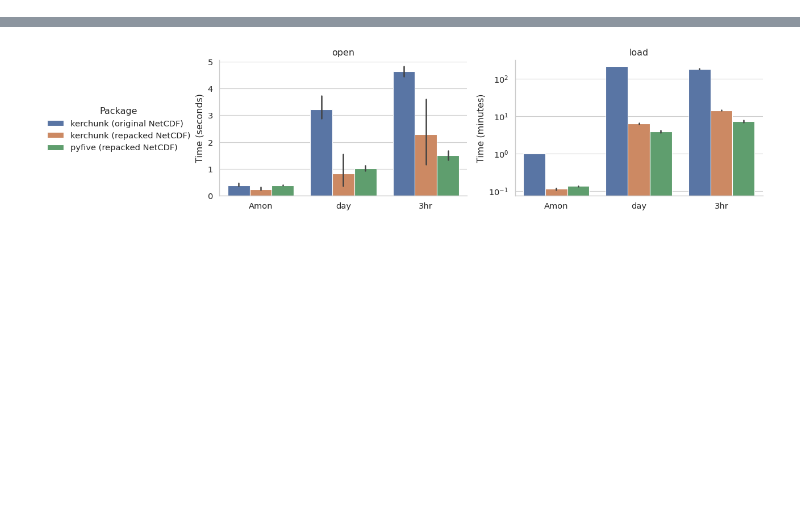
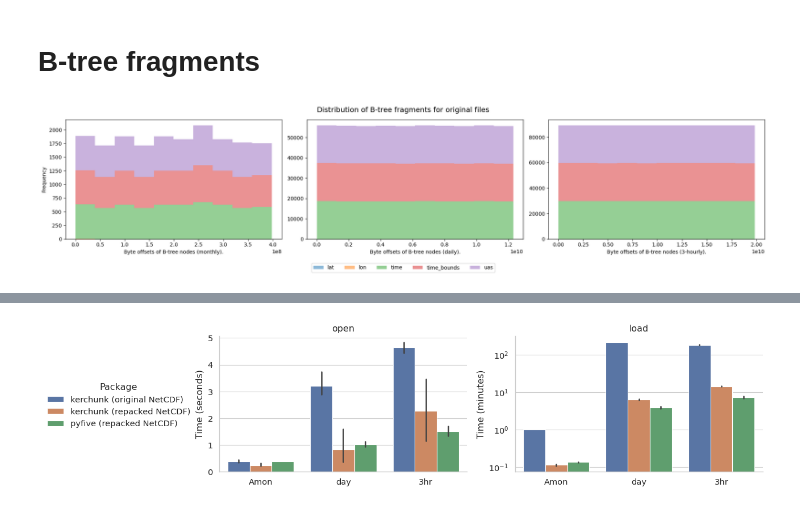
Before and after one commit to zequihg50/new-insights-netcdf, a Jupyter notebook: results.ipynb, the cells around one changed output, grey strips where cells are left out. Drawn from its saved outputs; the diff is of its cells as text; code cells hidden in the pictures; blank space fills up the shorter version.

```diff
--- a/results.ipynb
+++ b/results.ipynb
@@ -2,3 +2,47 @@
 import pandas as pd
 import matplotlib.pyplot as plt
 import seaborn
+# %% [markdown]
+# B-tree fragments
+# %%
+def load_dfs(fs):
+    dfs = {}
+    for fname in fs:
+        freq = fname.split("_")[1]
+        dfs[freq] = pd.read_csv(fname)
+
+    return dfs
+
+def plot_hist(dfs):
+    fig, ax = plt.subplots(1,3, figsize=(20,4))
+
+    amon = dfs["Amon"].pivot(columns="dataset", values="offset").plot.hist(stacked=True, legend=False, ax=ax[0], alpha=.5)
+    day = dfs["day"].pivot(columns="dataset", values="offset").plot.hist(stacked=True, legend=False, ax=ax[1], alpha=.5)
+    hr3 = dfs["3hr"].pivot(columns="dataset", values="offset").plot.hist(stacked=True, legend=False, ax=ax[2], alpha=.5)
+
+    _ = ax[0].set_xlabel("Byte offsets of B-tree nodes (monthly).")
+    _ = ax[1].set_xlabel("Byte offsets of B-tree nodes (daily).")
+    _ = ax[2].set_xlabel("Byte offsets of B-tree nodes (3-hourly).")
+
+    handles, labels = ax[0].get_legend_handles_labels()
+    fig.legend(handles, labels, loc="lower center", ncol=len(labels), bbox_to_anchor=(0.5, -0.1))
+
+    ax[1].set_ylabel(None)
+    ax[2].set_ylabel(None)
+
+    fig.tight_layout()
+
+    return fig, ax
+# %%
+dfs = load_dfs([
+    "csv/uas_3hr_IPSL-CM6A-LR_piControl_r1i1p1f1_gr_187001010300-197001010000.csv.zip",
+    "csv/uas_Amon_IPSL-CM6A-LR_piControl_r1i1p1f1_gr_185001-234912.csv.zip",
+    "csv/uas_day_IPSL-CM6A-LR_piControl_r1i1p1f1_gr_18500101-23491231.csv.zip",
+])
+
+fig, ax = plot_hist(dfs)
+fig.suptitle("Distribution of B-tree fragments for original files", y=1.05, fontsize=14)
+
+plt.savefig("btrees-norepack.pdf", bbox_inches="tight")
+# %% [output]
+[figure, added]
```
Also changed, not shown: parts of 8 cells of this notebook, 12 other files.
